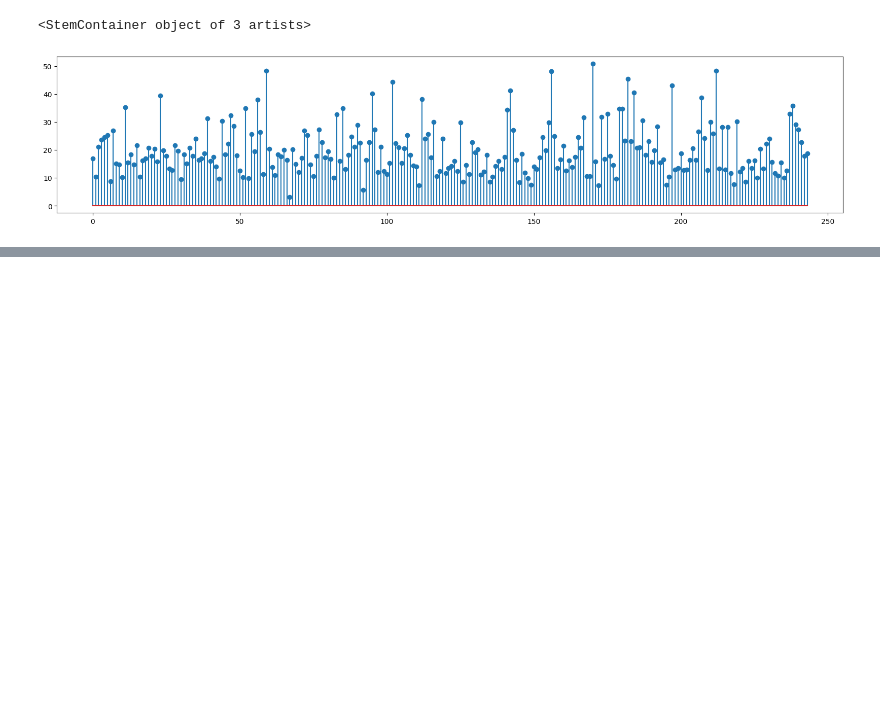
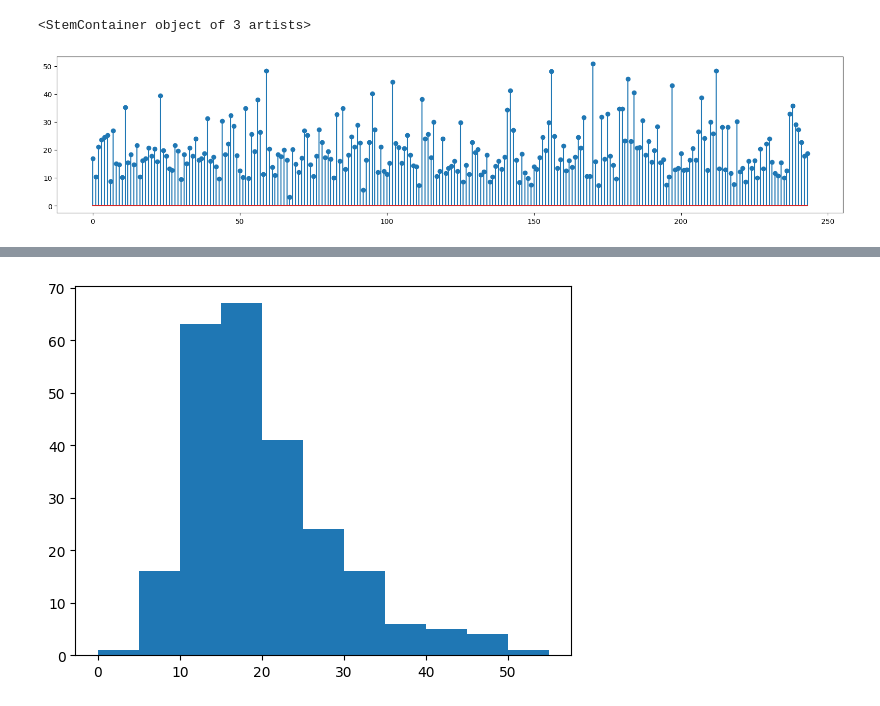
Before and after one commit to AjaySingh0812/Data-Science, a Jupyter notebook: data Analysis/visualization.ipynb, the cells around one changed output, grey strips where cells are left out. Cells and saved outputs as stored; diff of their text form; code cells hidden in the pictures; blank space fills up the shorter version.

Commit message:
visualization

```diff
--- a/data Analysis/visualization.ipynb
+++ b/data Analysis/visualization.ipynb
@@ -199,0 +216,6 @@ plt.stem('total_bill',data= tips)
+# %%
+#histogram
+plt.hist('total_bill', data = tips, bins=range (0,60,5))
+plt.show()
+# %% [output]
+[figure, added]
```
Also changed, not shown: parts of 8 cells of this notebook.
